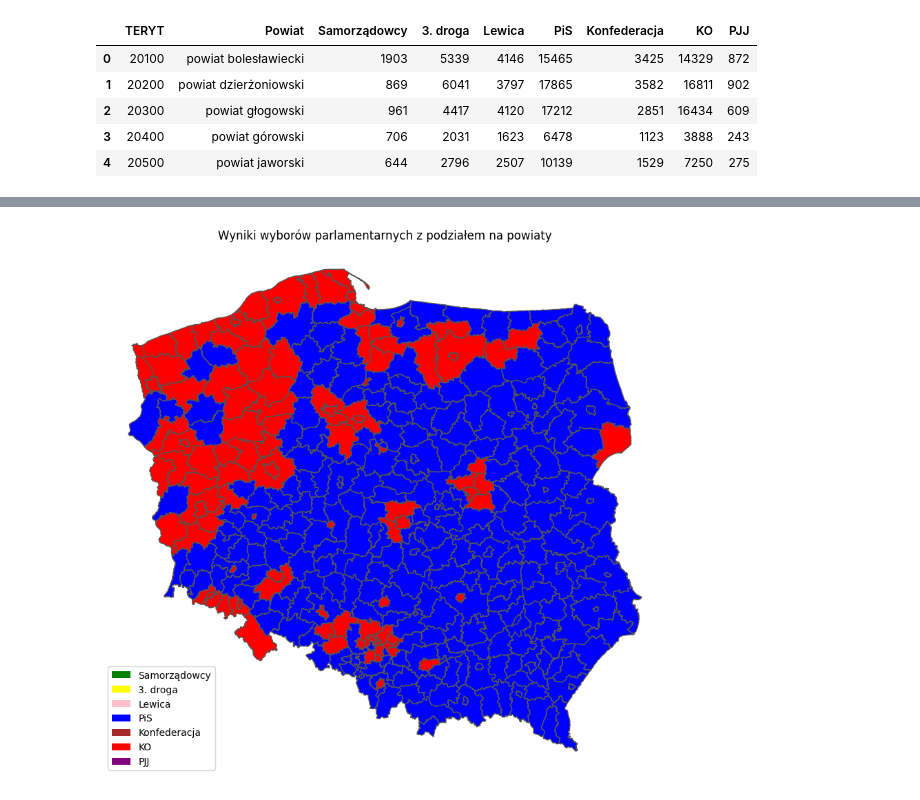
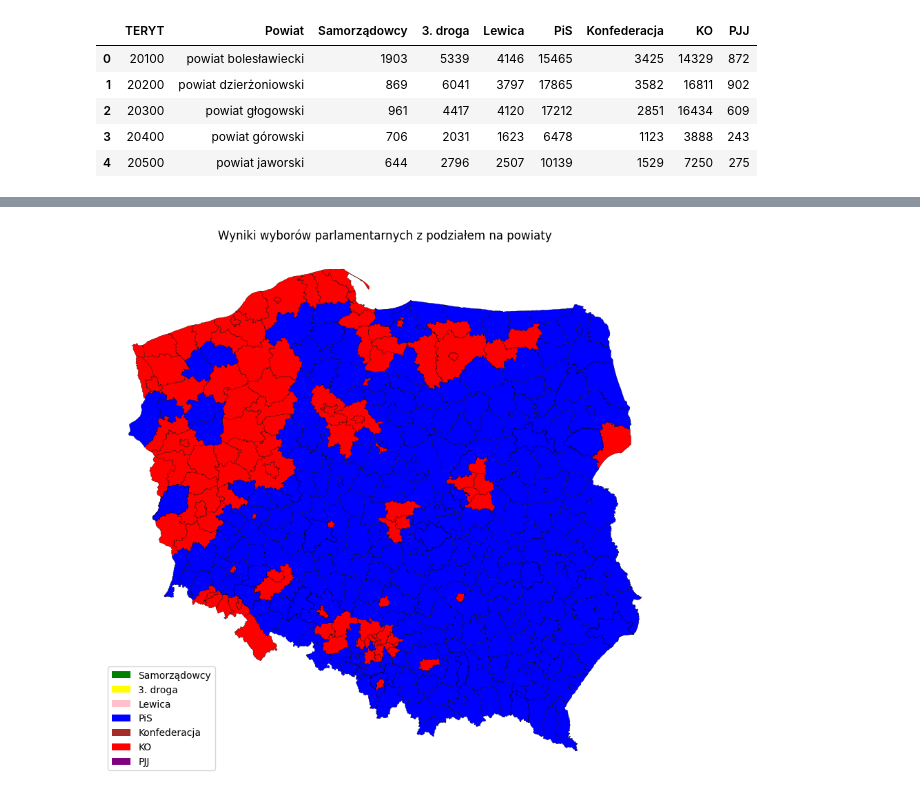
Before and after one commit to mat-sw/Big-Data-Security-project, a Jupyter notebook: map.ipynb, the cells around one changed output, grey strips where cells are left out. Cells and saved outputs as stored; diff of their text form; code cells hidden in the pictures.

Commit message:
change linewidth in last plot

```diff
--- a/map.ipynb
+++ b/map.ipynb
@@ -169,32 +169,33 @@ votes_merged.head()
 # %%
 # Custom colors for every possible outcome
 votes_colors = {
     'Samorządowcy' : "green",
     '3. droga' : "yellow",
     'Lewica' : "pink",
     'PiS' : "blue",
     'Konfederacja' : "brown",
     'KO': "red",
     'PJJ' : "purple"
 }
 # Have to create special patches for legend because GeoDataFrame.plot() doesn't support legend handles
 patches = [mpatches.Patch(facecolor=value, label=key) for key, value in votes_colors.items()]
 
 fig, ax = plt.subplots(figsize=(12,10))
 
 # Group by every unique value in column and create geo_plot
 for ctype, data in votes_merged.groupby('best_vote'):
     data.plot(ax=ax,
               color=votes_colors[ctype],
-              edgecolor='#555',
+              edgecolor='#000',
+              linewidth=0.25,
               label=ctype,
               legend=True)
 
 ax.set(title='Wyniki wyborów parlamentarnych z podziałem na powiaty')
 ax.set_axis_off()
 
 ax.legend(loc='lower left', frameon=True, handles=patches)
 
 plt.show()
 # %% [output]
-[figure, old version]
+[figure, new version]
```
